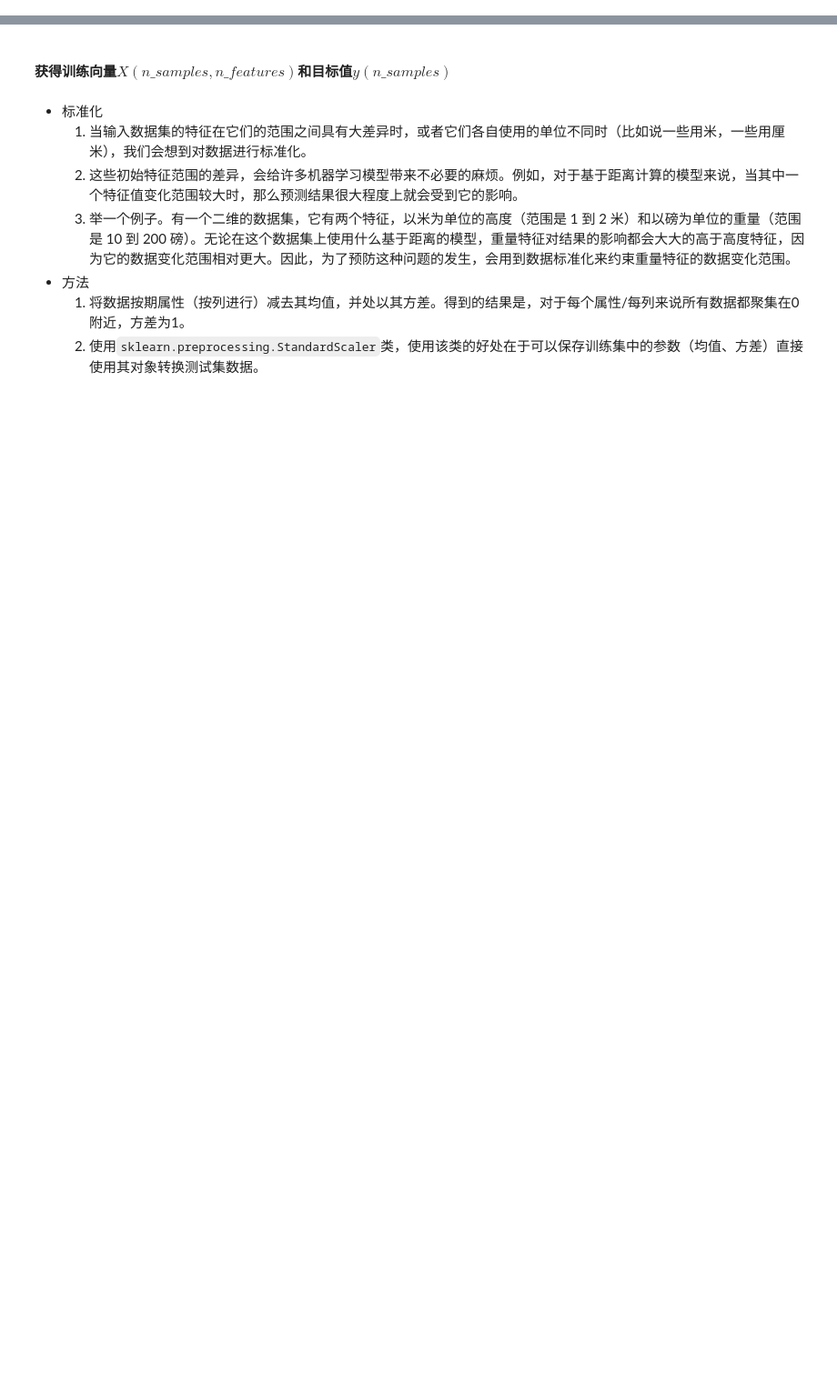
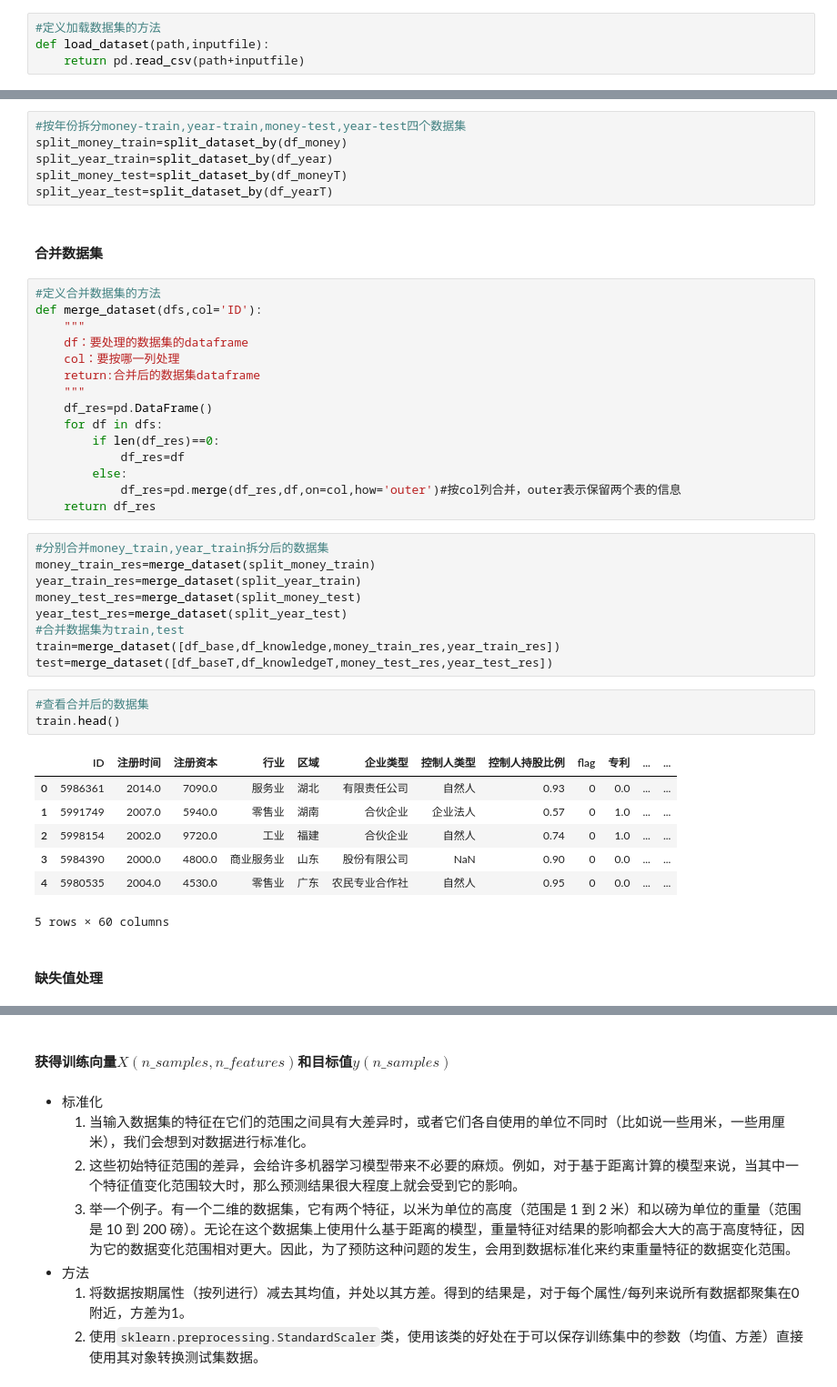
Before and after one commit to lca1070841799/myJupyter, a Jupyter notebook: 僵尸企业分类-SVM.ipynb, the cells around one changed output, grey strips where cells are left out. Shown: that part at 91% size. Cells and saved outputs as stored; diff of their text form; blank space fills up the shorter version.

```diff
--- a/僵尸企业分类-SVM.ipynb
+++ b/僵尸企业分类-SVM.ipynb
@@ -258,0 +21,4 @@ dtype: bool
+# %%
+#定义加载数据集的方法
+def load_dataset(path,inputfile):
+    return pd.read_csv(path+inputfile)
@@ -258,0 +86,45 @@ dtype: bool
+# %%
+#按年份拆分money-train,year-train,money-test,year-test四个数据集
+split_money_train=split_dataset_by(df_money)
+split_year_train=split_dataset_by(df_year)
+split_money_test=split_dataset_by(df_moneyT)
+split_year_test=split_dataset_by(df_yearT)
+# %% [markdown]
+#### 合并数据集
+# %%
+#定义合并数据集的方法
+def merge_dataset(dfs,col='ID'):
+    """
+    df：要处理的数据集的dataframe
+    col：要按哪一列处理
+    return:合并后的数据集dataframe
+    """
+    df_res=pd.DataFrame()
+    for df in dfs:
+        if len(df_res)==0:
+            df_res=df
+        else:
+            df_res=pd.merge(df_res,df,on=col,how='outer')#按col列合并，outer表示保留两个表的信息
+    return df_res
+# %%
+#分别合并money_train,year_train拆分后的数据集
+money_train_res=merge_dataset(split_money_train)
+year_train_res=merge_dataset(split_year_train)
+money_test_res=merge_dataset(split_money_test)
+year_test_res=merge_dataset(split_year_test)
+#合并数据集为train,test
+train=merge_dataset([df_base,df_knowledge,money_train_res,year_train_res])
+test=merge_dataset([df_baseT,df_knowledgeT,money_test_res,year_test_res])
+# %%
+#查看合并后的数据集
+train.head()
+# %% [output]
+|  | ID | 注册时间 | 注册资本 | 行业 | 区域 | 企业类型 | 控制人类型 | 控制人持股比例 | flag | 专利 | ... | ... |
+| 0 | 5986361 | 2014.0 | 7090.0 | 服务业 | 湖北 | 有限责任公司 | 自然人 | 0.93 | 0 | 0.0 | ... | ... |
+| 1 | 5991749 | 2007.0 | 5940.0 | 零售业 | 湖南 | 合伙企业 | 企业法人 | 0.57 | 0 | 1.0 | ... | ... |
+| 2 | 5998154 | 2002.0 | 9720.0 | 工业 | 福建 | 合伙企业 | 自然人 | 0.74 | 0 | 1.0 | ... | ... |
+| 3 | 5984390 | 2000.0 | 4800.0 | 商业服务业 | 山东 | 股份有限公司 | NaN | 0.90 | 0 | 0.0 | ... | ... |
+| 4 | 5980535 | 2004.0 | 4530.0 | 零售业 | 广东 | 农民专业合作社 | 自然人 | 0.95 | 0 | 0.0 | ... | ... |
+5 rows × 60 columns
+# %% [markdown]
+#### 缺失值处理
```
Also changed, not shown: parts of 62 cells of this notebook.
